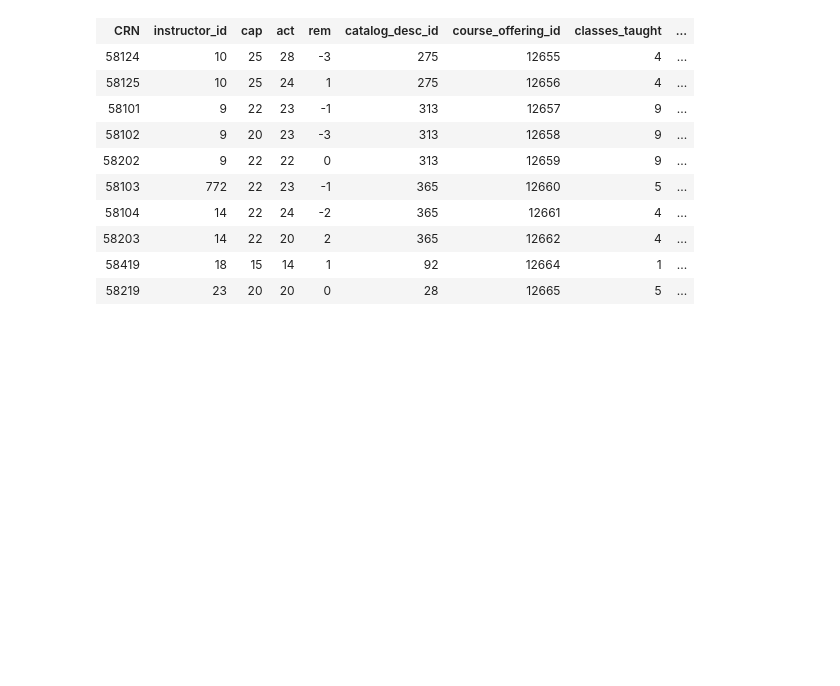
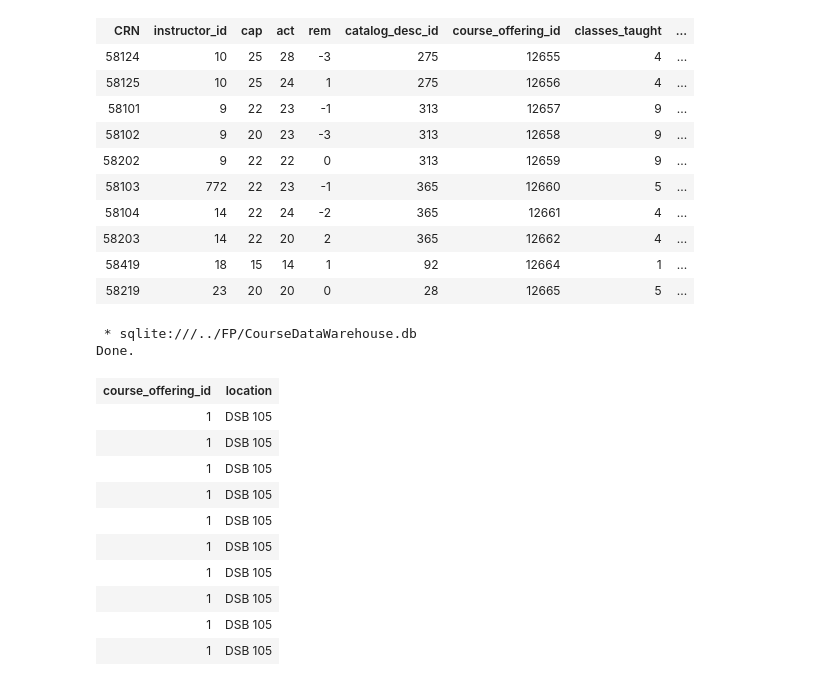
Before and after one commit to fairfield-university-ba-510-spring2019/final-project-another-day-another-data, a Jupyter notebook: CourseDataWarehouse.ipynb, the cells around one changed output. Saved outputs shown, nothing was run; the diff lists cells and outputs as text; code cells hidden in the pictures; blank space fills up the shorter version.

```diff
--- a/CourseDataWarehouse.ipynb
+++ b/CourseDataWarehouse.ipynb
@@ -142,3 +154,20 @@ Done.
 | 58203 | 14 | 22 | 20 | 2 | 365 | 12662 | 4 | ... |
 | 58419 | 18 | 15 | 14 | 1 | 92 | 12664 | 1 | ... |
 | 58219 | 23 | 20 | 20 | 0 | 28 | 12665 | 5 | ... |
+# %%
+%%sql
+SELECT * FROM DW_COURSE_MEETING LIMIT 10;
+# %% [output]
+ * sqlite:///../FP/CourseDataWarehouse.db
+Done.
+| course_offering_id | location |
+| 1 | DSB 105 |
+| 1 | DSB 105 |
+| 1 | DSB 105 |
+| 1 | DSB 105 |
+| 1 | DSB 105 |
+| 1 | DSB 105 |
+| 1 | DSB 105 |
+| 1 | DSB 105 |
+| 1 | DSB 105 |
+| 1 | DSB 105 |
```
Also changed, not shown: parts of 4 cells of this notebook, 1 other file.
